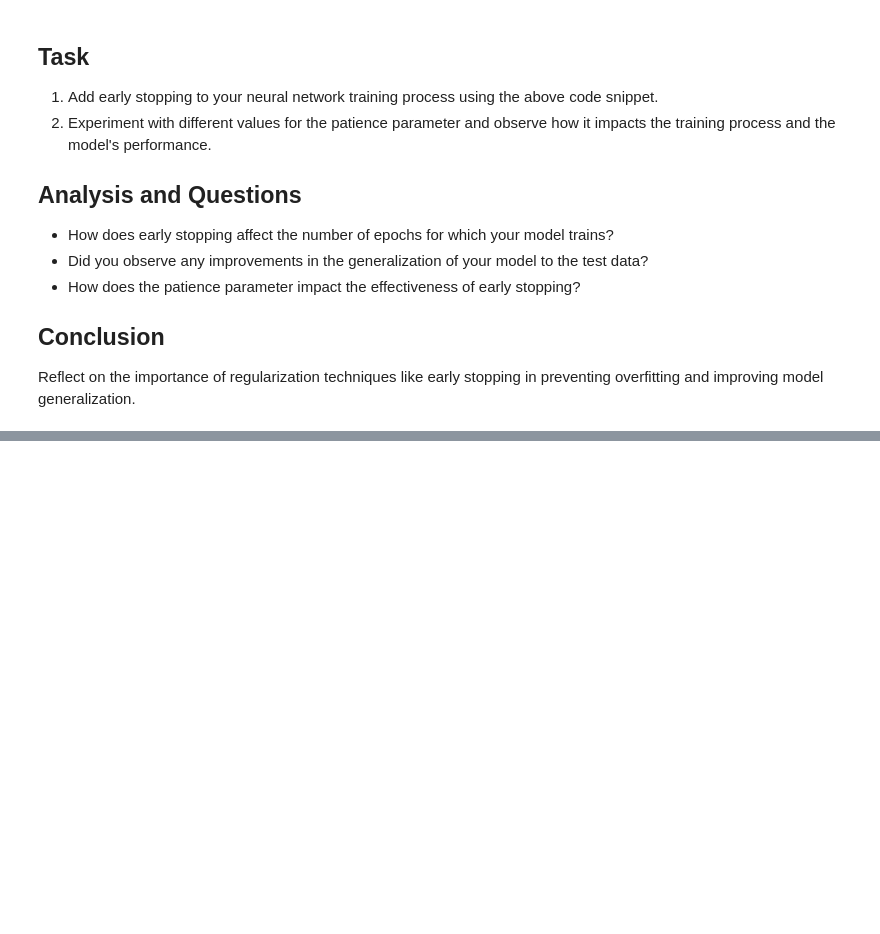
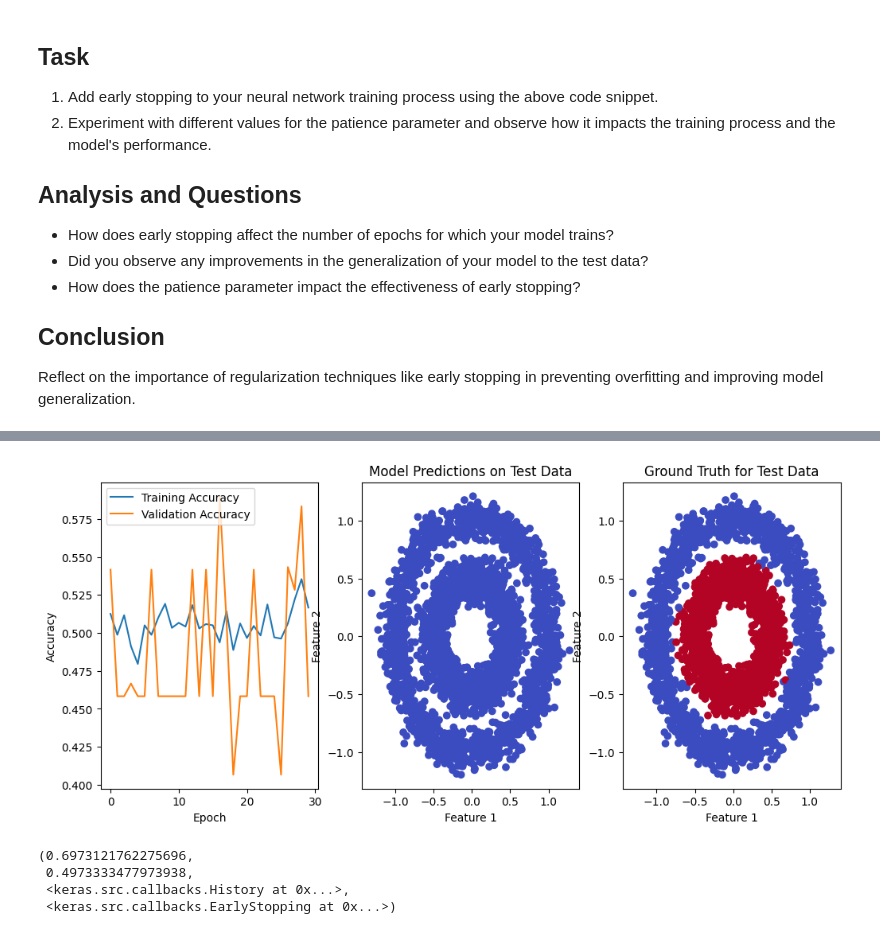
Before and after one commit to SCGlass/deep_learning, a Jupyter notebook: week_1/Network_architecture_exploration_students.ipynb, the cells around one changed output, grey strips where cells are left out. Cells and saved outputs as stored; diff of their text form; code cells hidden in the pictures; blank space fills up the shorter version.

Commit message:
early stopping

```diff
--- a/week_1/Network_architecture_exploration_students.ipynb
+++ b/week_1/Network_architecture_exploration_students.ipynb
@@ -225,0 +274,4 @@ Reflect on the importance of regularization techniques like early stopping in pr
+# %%
+model_early = build_model(num_layers=2, num_neurons=50)
+train_and_evaluate_model_early_stop(model_early, epochs=100,patience=15)
+# %% [output]
@@ -225,0 +282,5 @@ Reflect on the importance of regularization techniques like early stopping in pr
+[figure, added]
+(0.6973121762275696,
+ 0.4973333477973938,
+ <keras.src.callbacks.History at 0x...>,
+ <keras.src.callbacks.EarlyStopping at 0x...>)
```
Also changed, not shown: parts of 9 cells of this notebook.
